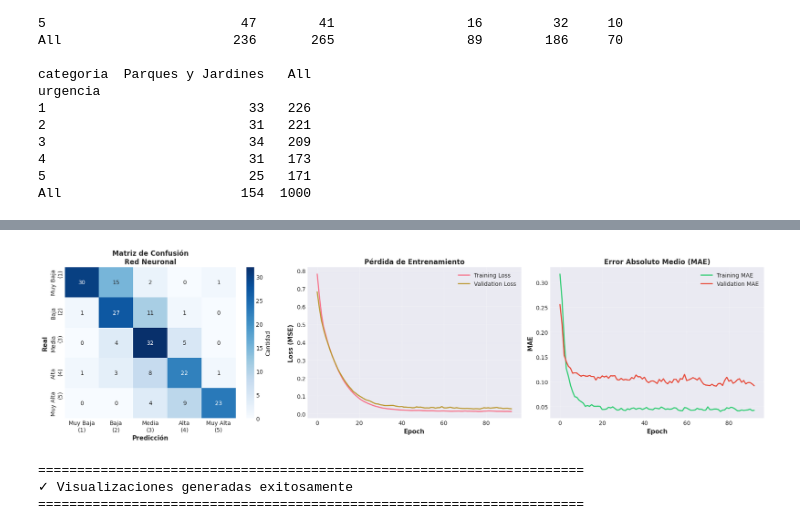
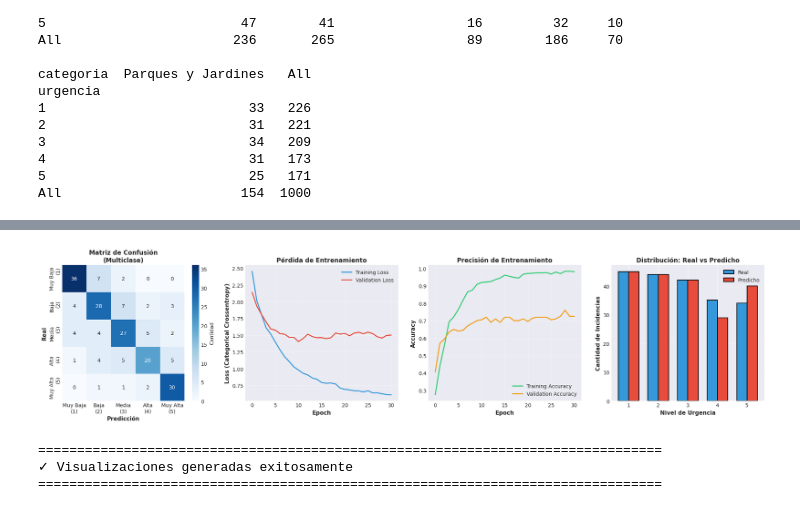
Before and after one commit to arturocg04/CiudadAI, a Jupyter notebook: ML/ModelTraining.ipynb, the cells around one changed output, grey strips where cells are left out. Saved outputs shown, nothing was run; the diff lists cells and outputs as text; code cells hidden in the pictures.

```diff
--- a/ML/ModelTraining.ipynb
+++ b/ML/ModelTraining.ipynb
@@ -318,52 +691,66 @@ EVALUACIÓN - RED NEURONAL
 # %%
 # --- VISUALIZACIONES: MATRIZ DE CONFUSIÓN Y PÉRDIDA ---
-from sklearn.metrics import confusion_matrix
 
-# Calcular matriz de confusión
-cm = confusion_matrix(y_test, y_pred_nn_rounded, labels=[1, 2, 3, 4, 5])
-
-# Crear figura con 3 subplots
-fig = plt.figure(figsize=(18, 5))
+# Crear figura con 4 subplots
+fig = plt.figure(figsize=(20, 5))
 
 # 1. Matriz de Confusión
-ax1 = plt.subplot(1, 3, 1)
+ax1 = plt.subplot(1, 4, 1)
 urgency_labels = ['Muy Baja\n(1)', 'Baja\n(2)', 'Media\n(3)', 'Alta\n(4)', 'Muy Alta\n(5)']
 sns.heatmap(cm, annot=True, fmt='d', cmap='Blues', ax=ax1, cbar=True,
             xticklabels=urgency_labels,
             yticklabels=urgency_labels,
             cbar_kws={'label': 'Cantidad'})
 ax1.set_xlabel('Predicción', fontsize=11, fontweight='bold')
 ax1.set_ylabel('Real', fontsize=11, fontweight='bold')
-ax1.set_title('Matriz de Confusión\nRed Neuronal', fontsize=12, fontweight='bold')
+ax1.set_title('Matriz de Confusión\n(Multiclase)', fontsize=12, fontweight='bold')
 
 # 2. Pérdida (Loss) durante el entrenamiento
-ax2 = plt.subplot(1, 3, 2)
-ax2.plot(history.history['loss'], label='Training Loss', linewidth=2)
-ax2.plot(history.history['val_loss'], label='Validation Loss', linewidth=2)
+ax2 = plt.subplot(1, 4, 2)
+ax2.plot(history.history['loss'], label='Training Loss', linewidth=2, color='#3498db')
+ax2.plot(history.history['val_loss'], label='Validation Loss', linewidth=2, color='#e74c3c')
 ax2.set_xlabel('Epoch', fontsize=11, fontweight='bold')
-ax2.set_ylabel('Loss (MSE)', fontsize=11, fontweight='bold')
+ax2.set_ylabel('Loss (Categorical Crossentropy)', fontsize=11, fontweight='bold')
 ax2.set_title('Pérdida de Entrenamiento', fontsize=12, fontweight='bold')
 ax2.legend(fontsize=10)
 ax2.grid(True, alpha=0.3)
 
-# 3. Error Absoluto Medio (MAE) durante el entrenamiento
-ax3 = plt.subplot(1, 3, 3)
-ax3.plot(history.history['mae'], label='Training MAE', linewidth=2, color='#2ecc71')
-ax3.plot(history.history['val_mae'], label='Validation MAE', linewidth=2, color='#e74c3c')
+# 3. Accuracy durante el entrenamiento
+ax3 = plt.subplot(1, 4, 3)
+ax3.plot(history.history['accuracy'], label='Training Accuracy', linewidth=2, color='#2ecc71')
+ax3.plot(history.history['val_accuracy'], label='Validation Accuracy', linewidth=2, color='#f39c12')
 ax3.set_xlabel('Epoch', fontsize=11, fontweight='bold')
-ax3.set_ylabel('MAE', fontsize=11, fontweight='bold')
-ax3.set_title('Error Absoluto Medio (MAE)', fontsize=12, fontweight='bold')
+ax3.set_ylabel('Accuracy', fontsize=11, fontweight='bold')
+ax3.set_title('Precisión de Entrenamiento', fontsize=12, fontweight='bold')
 ax3.legend(fontsize=10)
 ax3.grid(True, alpha=0.3)
+
+# 4. Distribución de predicciones vs reales
+ax4 = plt.subplot(1, 4, 4)
+x_pos = np.arange(5)
+width = 0.35
+
+pred_counts = np.bincount(y_pred_urgencia, minlength=5)[1:]  # Urgencias 1-5
+real_counts = np.bincount(y_test_urgencia, minlength=5)[1:]
+
+ax4.bar(x_pos - width/2, real_counts, width, label='Real', color='#3498db', edgecolor='black', linewidth=1.5)
+ax4.bar(x_pos + width/2, pred_counts, width, label='Predicho', color='#e74c3c', edgecolor='black', linewidth=1.5)
+ax4.set_xlabel('Nivel de Urgencia', fontsize=11, fontweight='bold')
+ax4.set_ylabel('Cantidad de Incidencias', fontsize=11, fontweight='bold')
+ax4.set_title('Distribución: Real vs Predicho', fontsize=12, fontweight='bold')
+ax4.set_xticks(x_pos)
+ax4.set_xticklabels(['1', '2', '3', '4', '5'])
+ax4.legend(fontsize=10)
+ax4.grid(axis='y', alpha=0.3)
 
 plt.tight_layout()
 plt.show()
 
-print("\n" + "="*70)
+print("\n" + "="*80)
 print("✓ Visualizaciones generadas exitosamente")
-print("="*70)
+print("="*80)
 # %% [output]
-[figure, old version]
+[figure, new version]
-======================================================================
+================================================================================
 ✓ Visualizaciones generadas exitosamente
-======================================================================
+================================================================================
```
Also changed, not shown: parts of 13 cells of this notebook, 4 other files.
